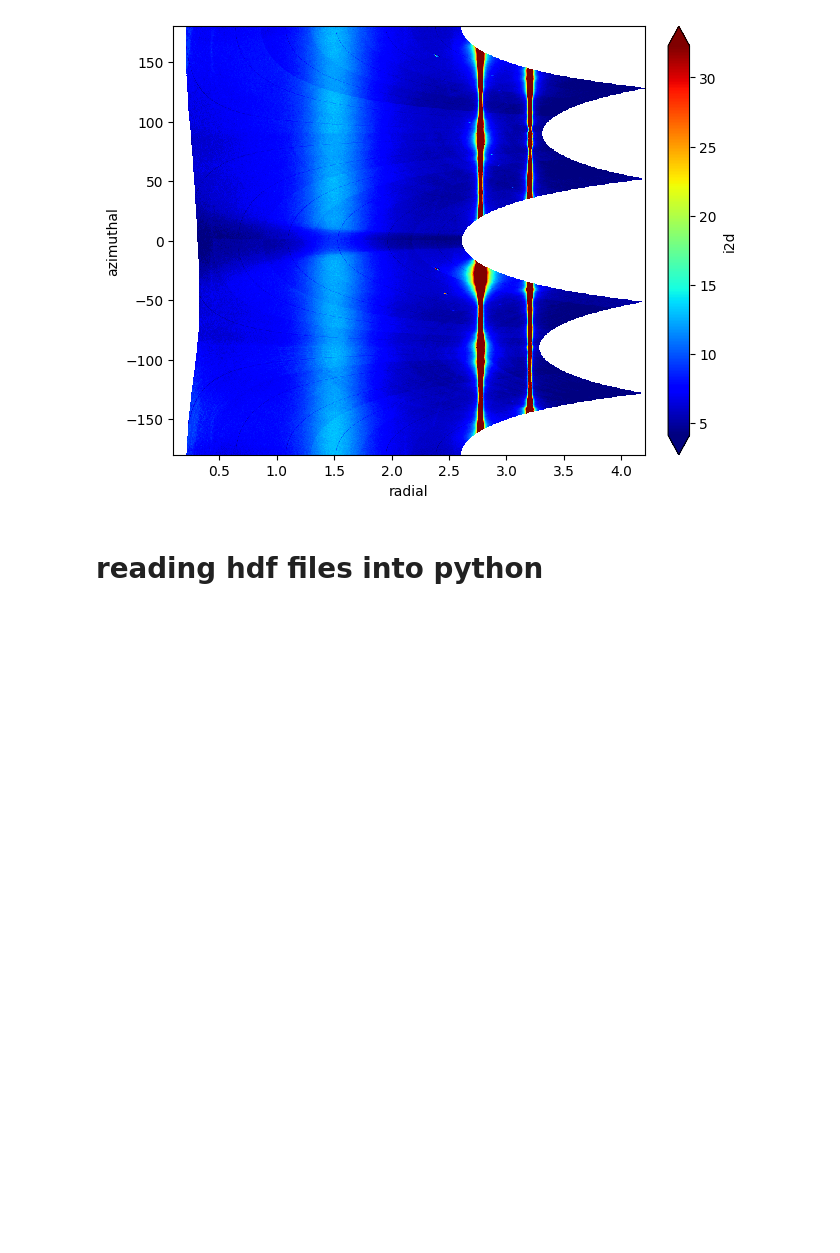
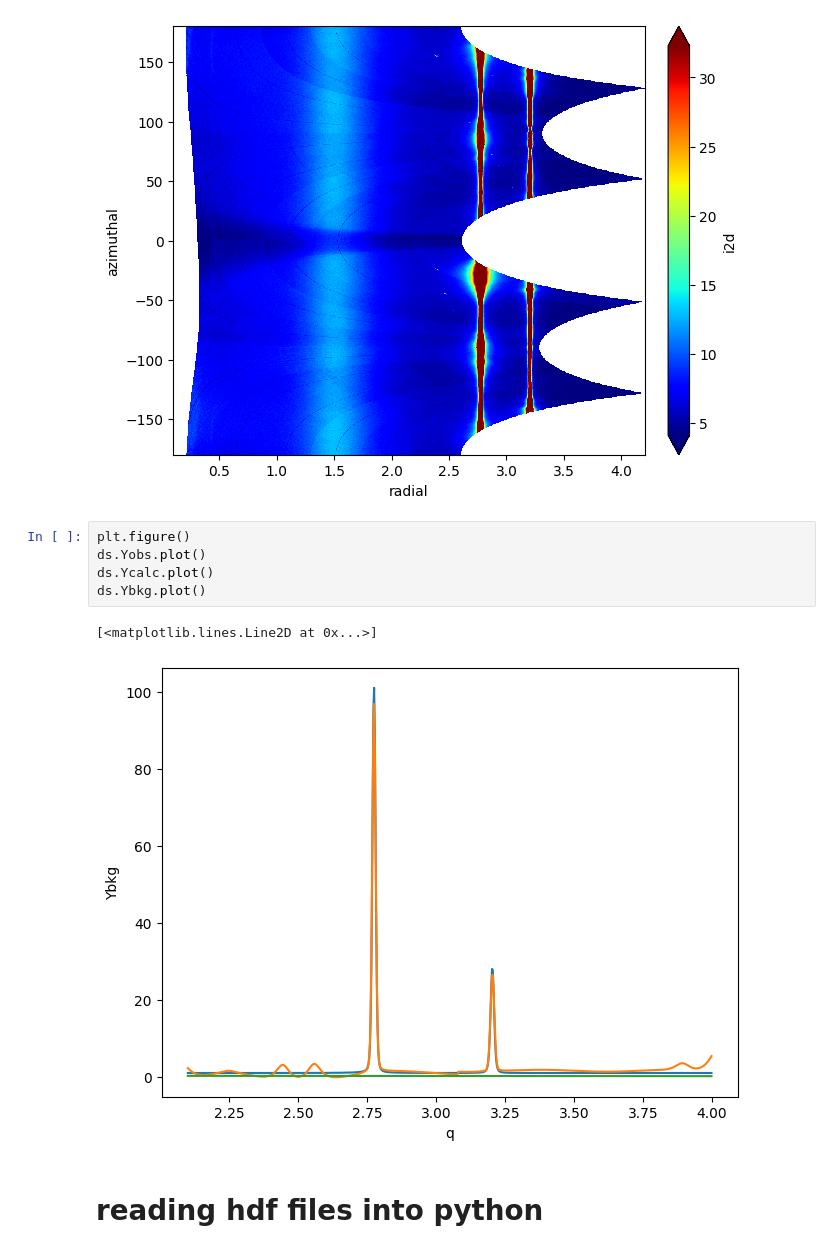
Before and after one commit to MehmetTopsakal/pySULI, a Jupyter notebook: notebooks/000.read_research_data_into_python.ipynb, the cells around one changed output. Cells and saved outputs as stored; diff of their text form; blank space fills up the shorter version.

```diff
--- a/notebooks/000.read_research_data_into_python.ipynb
+++ b/notebooks/000.read_research_data_into_python.ipynb
@@ -285,6 +285,14 @@ ds.i2d.plot(robust=True,cmap='jet')
 # %% [output]
 <matplotlib.collections.QuadMesh at 0x...>
 [figure]
+# %%
+plt.figure()
+ds.Yobs.plot()
+ds.Ycalc.plot()
+ds.Ybkg.plot()
+# %% [output]
+[<matplotlib.lines.Line2D at 0x...>]
+[figure, added]
 # %% [markdown]
 # reading hdf files into python
 # %%
```
